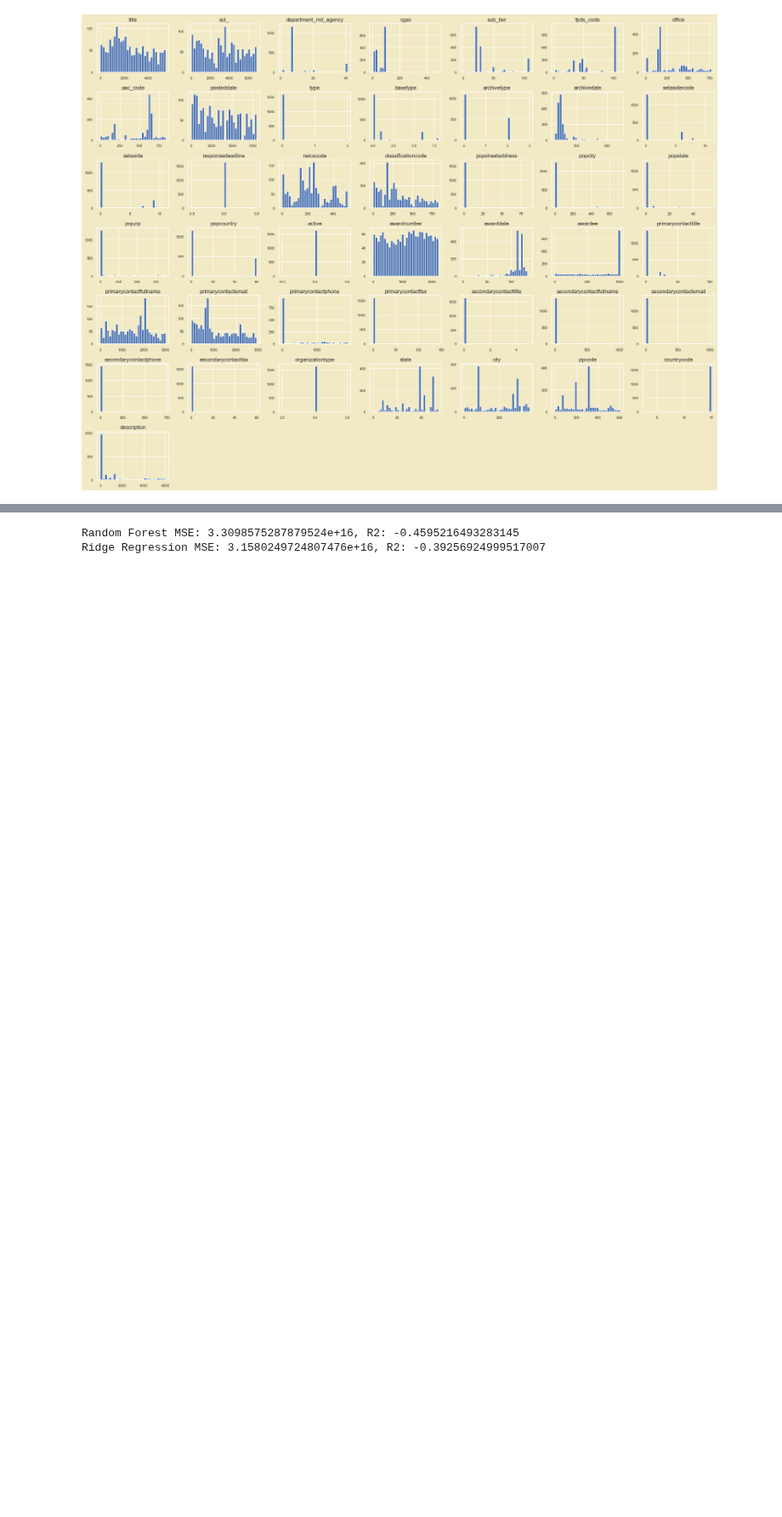
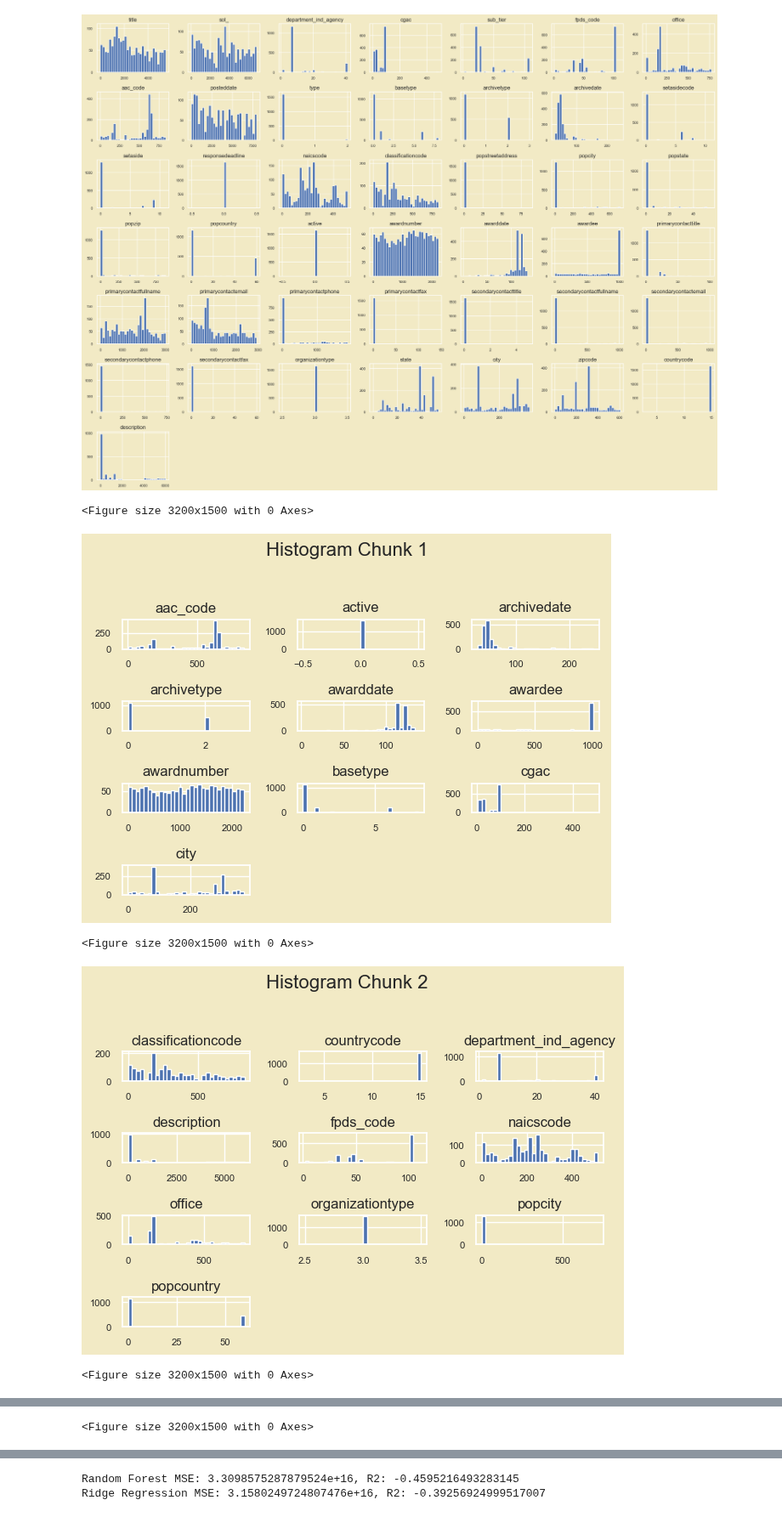
Before and after one commit to LNshuti/usgov-contracts-rag, a Jupyter notebook: src/notebooks/ml_usgov_contracts_ecommendation.ipynb, the cells around one changed output, grey strips where cells are left out. Shown at 85% size. Drawn from its saved outputs; the diff is of its cells as text; code cells hidden in the pictures; blank space fills up the shorter version.

```diff
--- a/src/notebooks/ml_usgov_contracts_ecommendation.ipynb
+++ b/src/notebooks/ml_usgov_contracts_ecommendation.ipynb
@@ -609,3 +609,33 @@ plt.tight_layout()
 plt.show()
 # %% [output]
 [figure]
+# %%
+# Set Seaborn style
+sns.set_style('darkgrid')
+sns.set(rc={"axes.facecolor": "#F2EAC5", "figure.facecolor": "#F2EAC5"})
+
+# Sort the columns by name
+sorted_columns = sorted(X_train.columns)
+
+# Split columns into four roughly equal parts
+num_chunks = 4
+chunk_size = len(sorted_columns) // num_chunks
+chunks = [sorted_columns[i * chunk_size:(i + 1) * chunk_size] for i in range(num_chunks)]
+
+# If there are remaining columns, add them to the last chunk
+if len(sorted_columns) % num_chunks != 0:
+    chunks[-1].extend(sorted_columns[num_chunks * chunk_size:])
+
+# Plot histograms for each chunk
+for idx, chunk in enumerate(chunks, 1):
+    plt.figure(figsize=(32, 15))
+    X_train[chunk].hist(bins=30, xlabelsize=8, ylabelsize=8)
+    plt.suptitle(f'Histogram Chunk {idx}', fontsize=16)
+    plt.tight_layout(rect=[0, 0.03, 1, 0.95])
+    plt.show()
+# %% [output]
+<Figure size 3200x1500 with 0 Axes>
+[figure, added]
+<Figure size 3200x1500 with 0 Axes>
+[figure, added]
+<Figure size 3200x1500 with 0 Axes>
@@ -611,0 +643 @@ plt.show()
+<Figure size 3200x1500 with 0 Axes>
```
Also changed, not shown: parts of 1 cell of this notebook.
